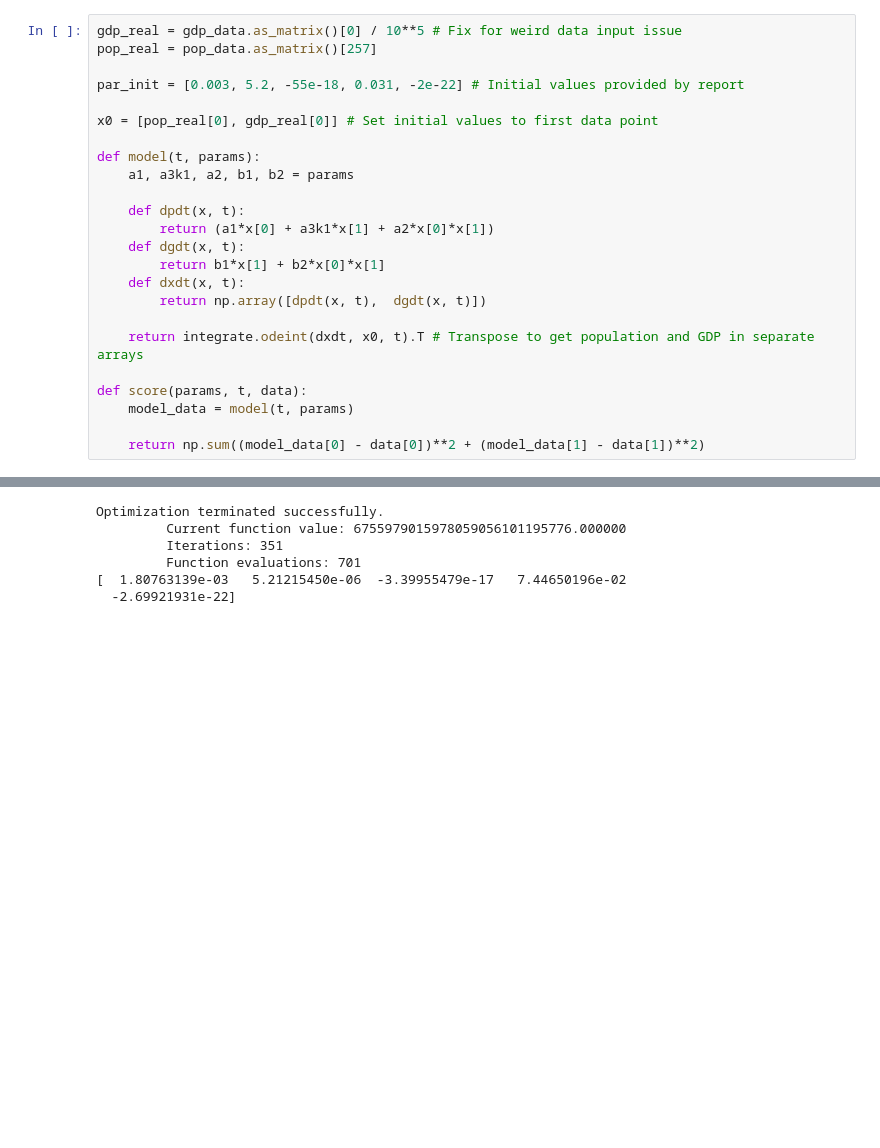
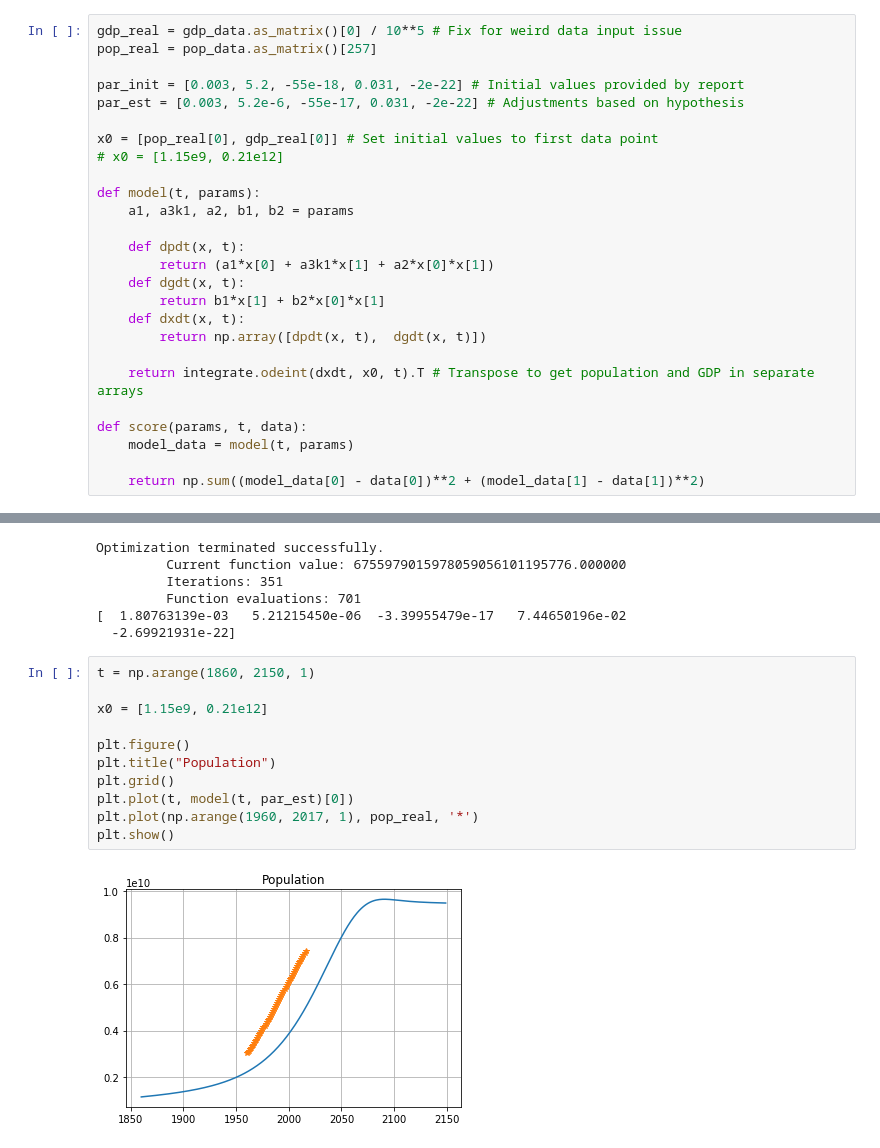
Before and after one commit to rfree18/math-modeling, a Jupyter notebook: final/Final.ipynb, the cells around one changed output, grey strips where cells are left out. Saved outputs shown, nothing was run; the diff lists cells and outputs as text; blank space fills up the shorter version.

```diff
--- a/final/Final.ipynb
+++ b/final/Final.ipynb
@@ -104,8 +104,10 @@ gdp_real = gdp_data.as_matrix()[0] / 10**5 # Fix for weird data input issue
 pop_real = pop_data.as_matrix()[257]
 
 par_init = [0.003, 5.2, -55e-18, 0.031, -2e-22] # Initial values provided by report
+par_est = [0.003, 5.2e-6, -55e-17, 0.031, -2e-22] # Adjustments based on hypothesis
 
 x0 = [pop_real[0], gdp_real[0]] # Set initial values to first data point
+# x0 = [1.15e9, 0.21e12]
 
 def model(t, params):
     a1, a3k1, a2, b1, b2 = params
@@ -139,4 +139,17 @@ Optimization terminated successfully.
          Function evaluations: 701
 [  1.80763139e-03   5.21215450e-06  -3.39955479e-17   7.44650196e-02
   -2.69921931e-22]
+# %%
+t = np.arange(1860, 2150, 1)
+
+x0 = [1.15e9, 0.21e12]
+
+plt.figure()
+plt.title("Population")
+plt.grid()
+plt.plot(t, model(t, par_est)[0])
+plt.plot(np.arange(1960, 2017, 1), pop_real, '*')
+plt.show()
+# %% [output]
+[figure, added]
 # %%
```
Also changed, not shown: parts of 5 cells of this notebook.
